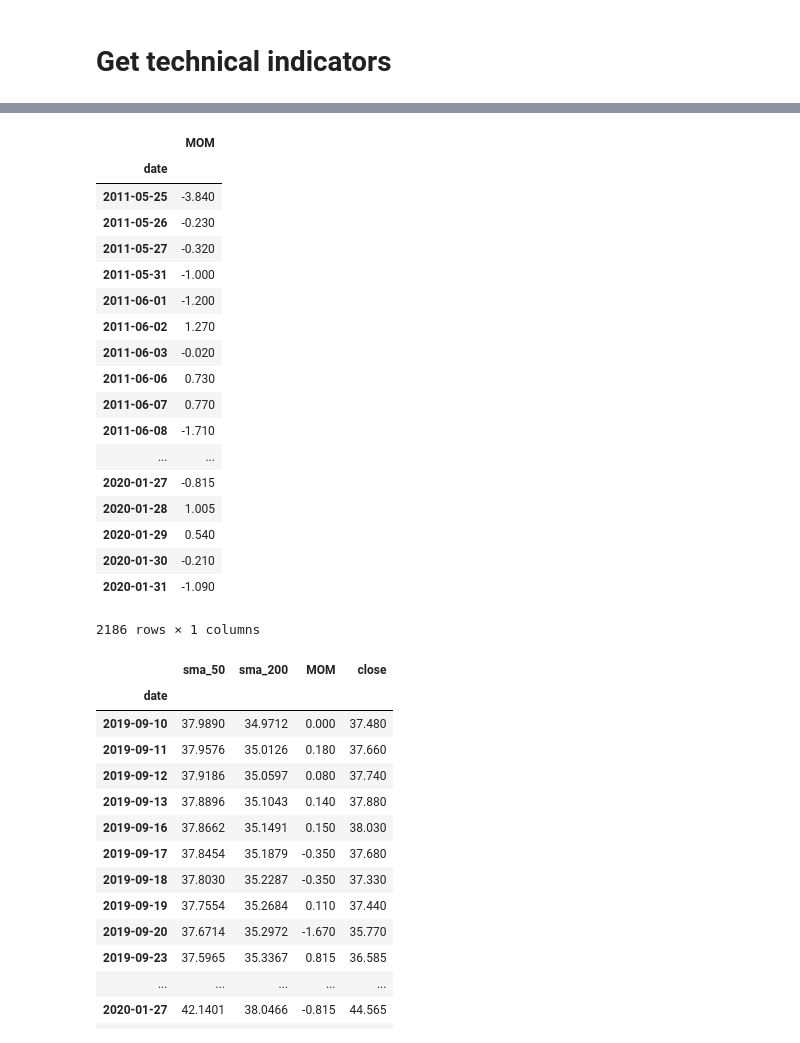
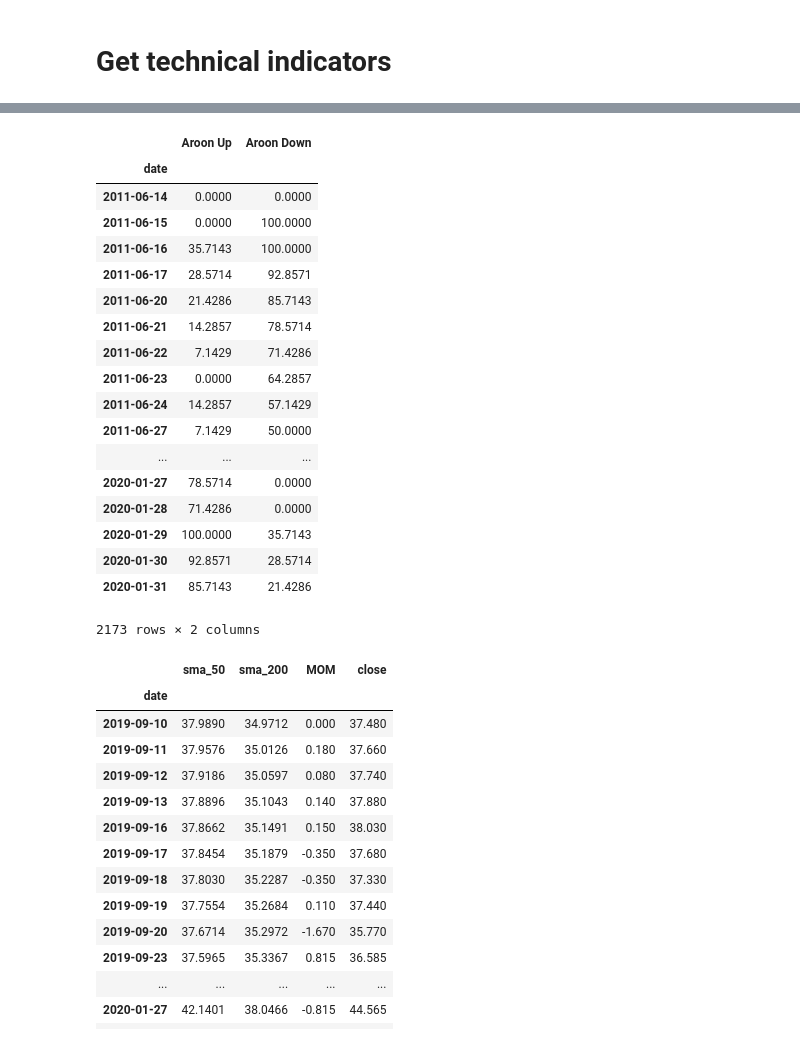
Before and after one commit to artvopilov/spencer, a Jupyter notebook: src/financial_robot_Spencer.ipynb, the cells around one changed output, grey strips where cells are left out. Drawn from its saved outputs; the diff is of its cells as text; code cells hidden in the pictures.

```diff
--- a/src/financial_robot_Spencer.ipynb
+++ b/src/financial_robot_Spencer.ipynb
@@ -106,26 +87,27 @@ dema_10.merge(dema_50, on='date', how='inner', )
-# %%
-# mom_1, meta_mom_1 = ti.get_mom(stock, interval='daily', time_period=1)
-mom_1
-# %% [output]
-|  | MOM |
-| date |  |
-| 2011-05-25 | -3.840 |
-| 2011-05-26 | -0.230 |
-| 2011-05-27 | -0.320 |
-| 2011-05-31 | -1.000 |
-| 2011-06-01 | -1.200 |
-| 2011-06-02 | 1.270 |
-| 2011-06-03 | -0.020 |
-| 2011-06-06 | 0.730 |
-| 2011-06-07 | 0.770 |
-| 2011-06-08 | -1.710 |
-| ... | ... |
-| 2020-01-27 | -0.815 |
-| 2020-01-28 | 1.005 |
-| 2020-01-29 | 0.540 |
-| 2020-01-30 | -0.210 |
-| 2020-01-31 | -1.090 |
-2186 rows × 1 columns
+# %%
+# Aroon (AROON) values (AroonUp/AroonDown) - 14 days
+aroon_14, meta_aroon_14 = ti.get_aroon(stock, interval='daily', time_period=14)
+aroon_14
+# %% [output]
+|  | Aroon Up | Aroon Down |
+| date |  |  |
+| 2011-06-14 | 0.0000 | 0.0000 |
+| 2011-06-15 | 0.0000 | 100.0000 |
+| 2011-06-16 | 35.7143 | 100.0000 |
+| 2011-06-17 | 28.5714 | 92.8571 |
+| 2011-06-20 | 21.4286 | 85.7143 |
+| 2011-06-21 | 14.2857 | 78.5714 |
+| 2011-06-22 | 7.1429 | 71.4286 |
+| 2011-06-23 | 0.0000 | 64.2857 |
+| 2011-06-24 | 14.2857 | 57.1429 |
+| 2011-06-27 | 7.1429 | 50.0000 |
+| ... | ... | ... |
+| 2020-01-27 | 78.5714 | 0.0000 |
+| 2020-01-28 | 71.4286 | 0.0000 |
+| 2020-01-29 | 100.0000 | 35.7143 |
+| 2020-01-30 | 92.8571 | 28.5714 |
+| 2020-01-31 | 85.7143 | 21.4286 |
+2173 rows × 2 columns
 # %%
 pd.concat([yndx_ti_df, mom_1, data['close']], axis=1, join='inner')
 # %% [output]
```
Also changed, not shown: parts of 2 cells of this notebook.
